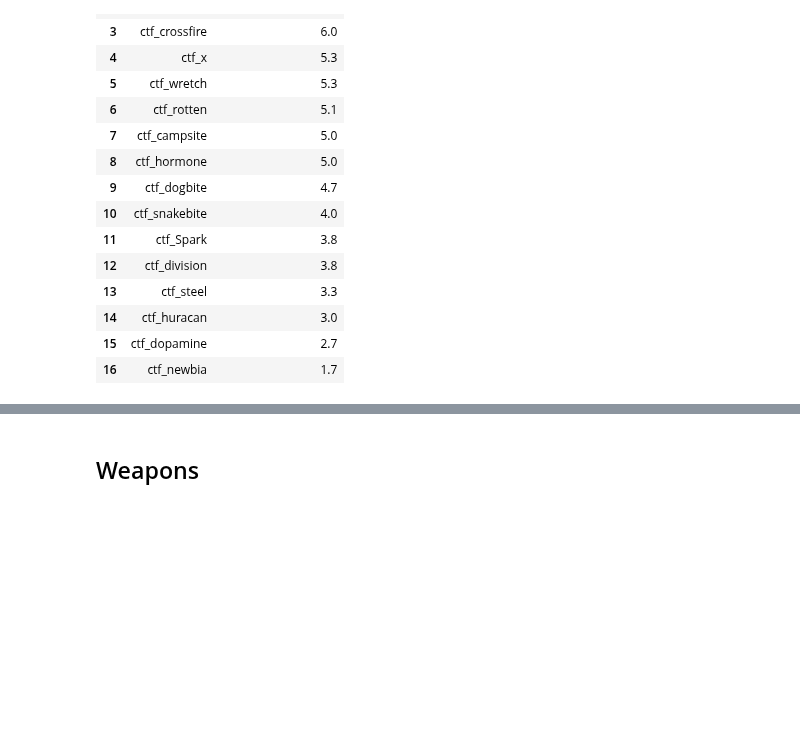
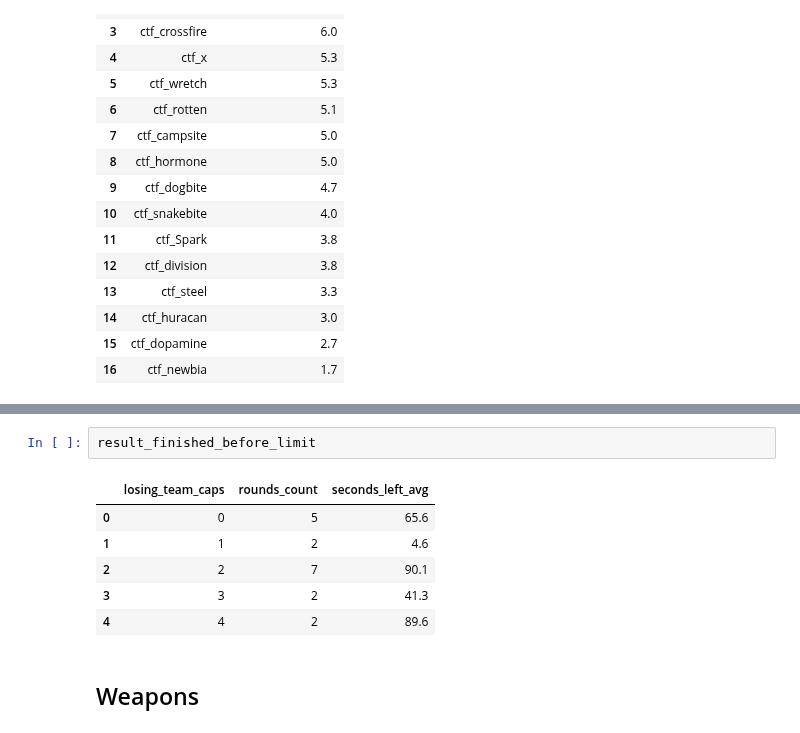
Before and after one commit to s2vndl/s2_1st_tournament_stats, a Jupyter notebook: s2_stats.ipynb, the cells around one changed output, grey strips where cells are left out. Drawn from its saved outputs; the diff is of its cells as text; blank space fills up the shorter version.

```diff
--- a/s2_stats.ipynb
+++ b/s2_stats.ipynb
@@ -298,3 +332,12 @@ result7
+# %%
+result_finished_before_limit
+# %% [output]
+|  | losing_team_caps | rounds_count | seconds_left_avg |
+| 0 | 0 | 5 | 65.6 |
+| 1 | 1 | 2 | 4.6 |
+| 2 | 2 | 7 | 90.1 |
+| 3 | 3 | 2 | 41.3 |
+| 4 | 4 | 2 | 89.6 |
 # %% [markdown]
 ## Weapons
 # %% [markdown]
```
Also changed, not shown: parts of 7 cells of this notebook.
